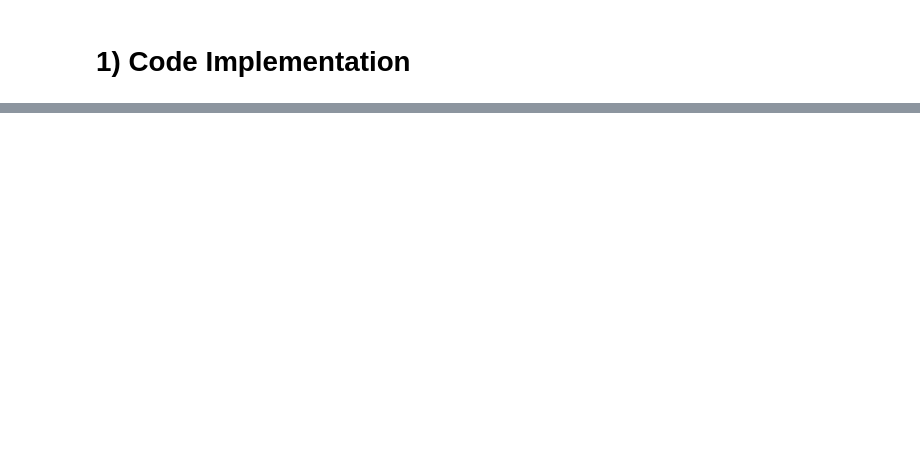
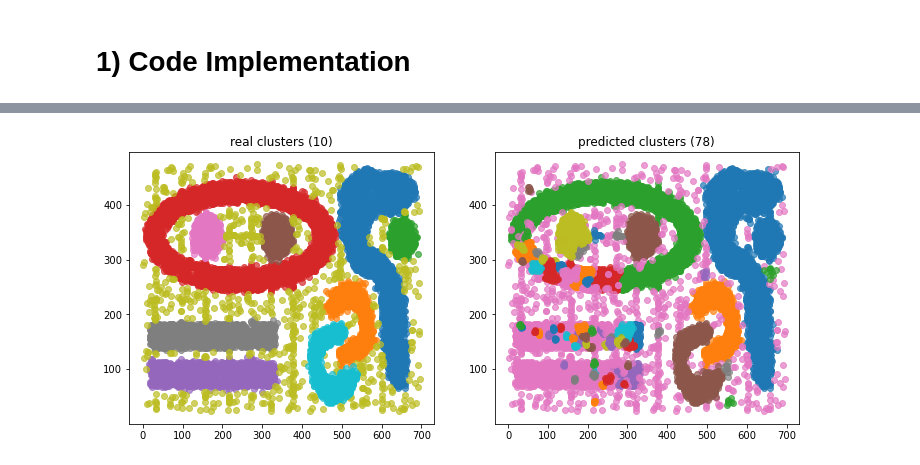
Before and after one commit to rauzansumara/dbscan-and-dbscanrn-tanimoto-distance, a Jupyter notebook: DAMI_project.ipynb, the cells around one changed output, grey strips where cells are left out. Drawn from its saved outputs; the diff is of its cells as text; code cells hidden in the pictures; blank space fills up the shorter version.

```diff
--- a/DAMI_project.ipynb
+++ b/DAMI_project.ipynb
@@ -1260,0 +924,6 @@ For `letter`, we had a problem where the algorithm could not converge.
+# %%
+# cluto_t7_10k dataset
+dbscan_cluto_t7_10k, t_cluto_t7_10k = DBSCAN(cluto_t7_10k, eps=0.99975, MinPts=6)
+plot_compare(dbscan_cluto_t7_10k)
+# %% [output]
+[figure, added]
```
Also changed, not shown: parts of 118 cells of this notebook, 45 other files.
